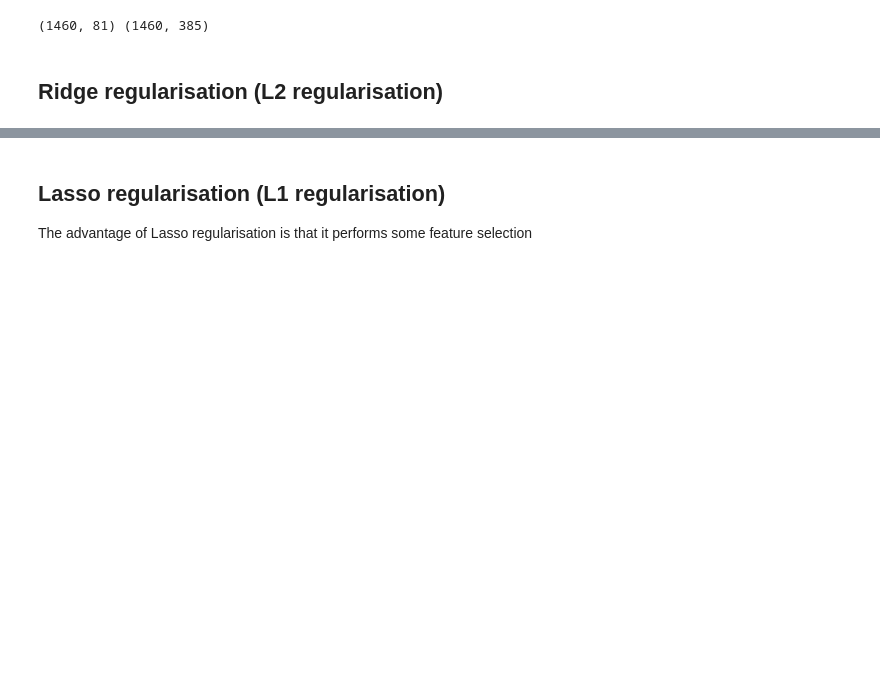
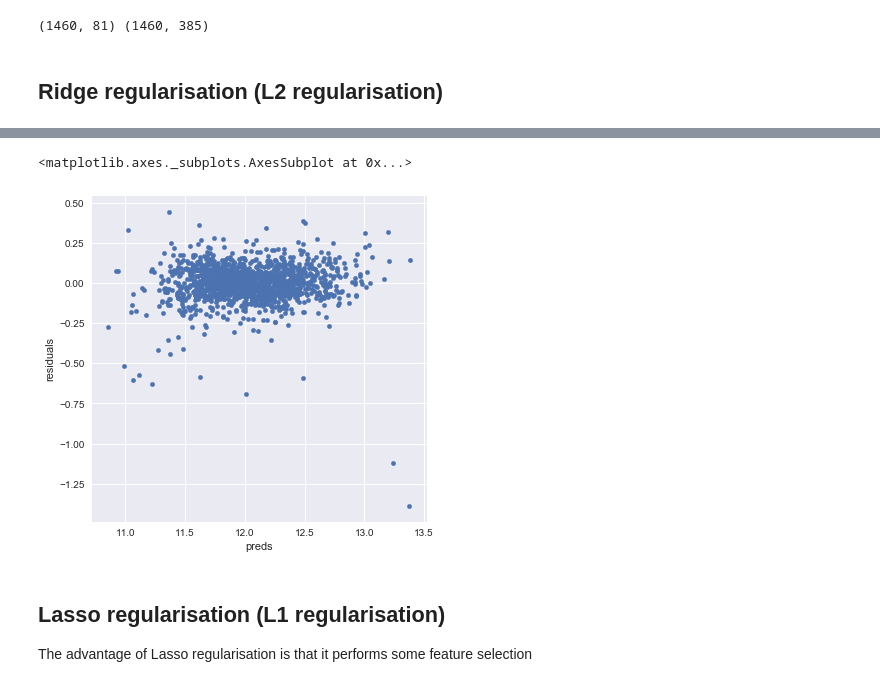
Before and after one commit to christopherhadley/kaggle-housing, a Jupyter notebook: kaggle-housing.ipynb, the cells around one changed output, grey strips where cells are left out. Saved outputs shown, nothing was run; the diff lists cells and outputs as text; code cells hidden in the pictures; blank space fills up the shorter version.

```diff
--- a/kaggle-housing.ipynb
+++ b/kaggle-housing.ipynb
@@ -353,12 +444,16 @@ cv_ridge.min()
 # %%
 #let's look at the residuals as well:
-model_ridge = Ridge()
-model_ridge(alpha = 10)
+model_ridge = Ridge(alpha = 30)
+model_ridge.fit(X_train, y)
+
 matplotlib.rcParams['figure.figsize'] = (6.0, 6.0)
 
 preds = pd.DataFrame({"preds":model_ridge.predict(X_train), "true":y})
 preds["residuals"] = preds["true"] - preds["preds"]
 preds.plot(x = "preds", y = "residuals",kind = "scatter")
+# %% [output]
+<matplotlib.axes._subplots.AxesSubplot at 0x...>
+[figure, added]
 # %% [markdown]
 ## Lasso regularisation (L1 regularisation)
 The advantage of Lasso regularisation is that it performs some feature selection
```
Also changed, not shown: parts of 32 cells of this notebook.
